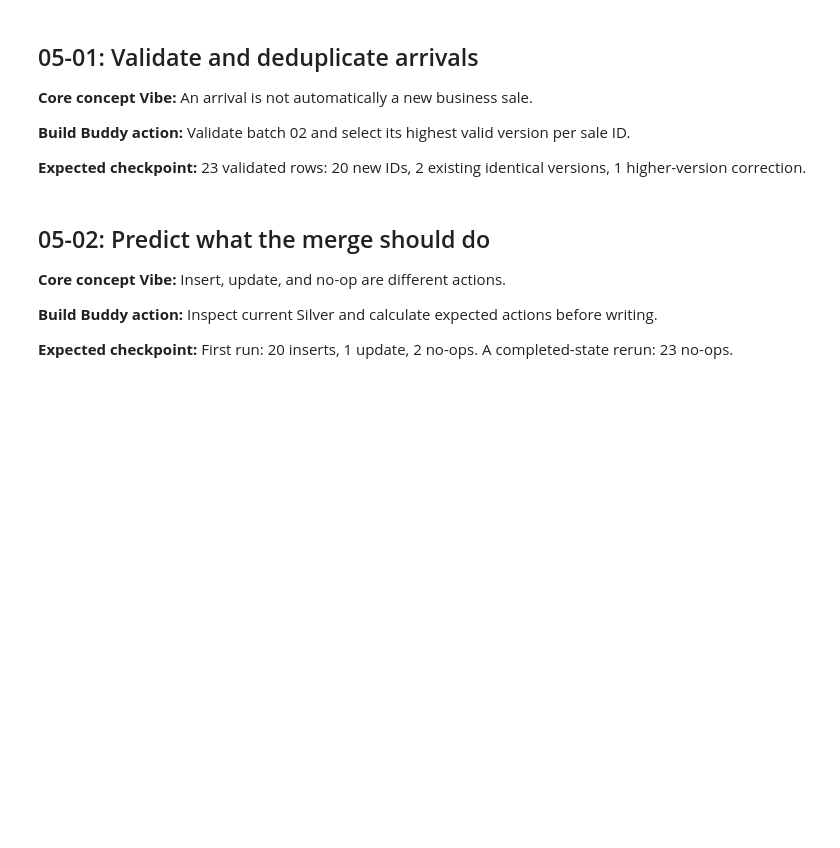
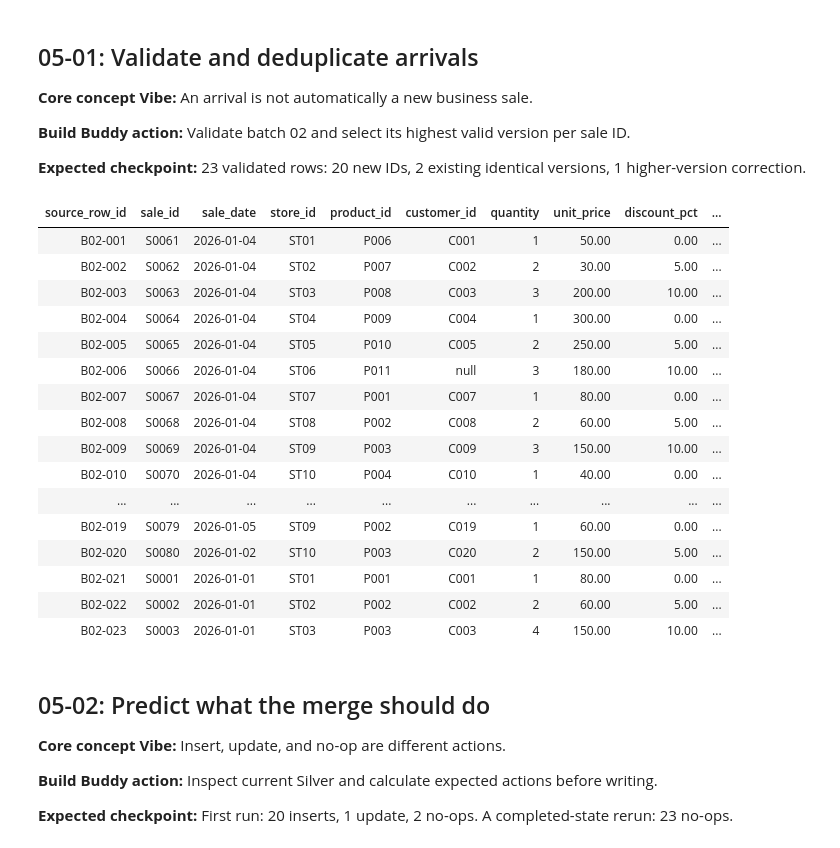
Before and after one commit to Sindhu1426/retailflow-data-engineering-databricks, a Jupyter notebook: notebooks/05_incremental_and_replay.ipynb, the cells around one changed output. Cells and saved outputs as stored; diff of their text form; code cells hidden in the pictures; blank space fills up the shorter version.

```diff
--- a/notebooks/05_incremental_and_replay.ipynb
+++ b/notebooks/05_incremental_and_replay.ipynb
@@ -22,10 +22,10 @@ Configuration and instructor utility cells are supplied so you can focus on the
 Use the same assigned names in every notebook. Each notebook defines its own variables and helpers; it does not depend on another notebook’s Python memory. Persistent tables are the handoff between notebooks.
 # %%
 # Edit these four values in EVERY notebook before running it.
-CATALOG = "your_catalog"
-SCHEMA = "your_training_schema"
-VOLUME = "your_training_volume"
-TABLE_PREFIX = "rf_yourname"
+CATALOG = "workspace"
+SCHEMA = "default"
+VOLUME = "retailflow_files"
+TABLE_PREFIX = "rf_retailflow"
 
 import re
 for name in [CATALOG, SCHEMA, VOLUME, TABLE_PREFIX]:
@@ -248,7 +251,31 @@ def merge_into_silver(incoming):
 # %%
 # Build Buddy step 05-01
 # Create your solution here after attempting the task.
 # Keep this cell ID; it links your work to the playlist.
+raw_incoming = read_rows('data/sales_batch_02.csv')
+accepted, rejected, duplicates, repairs = clean_sales(raw_incoming)
+assert len(raw_incoming) == 23 and not rejected and not duplicates and not repairs
+incoming = sales_frame(current_versions(accepted))
+assert incoming.count() == 23
+display(incoming.orderBy('source_row_id'))
+# %% [output]
+| source_row_id | sale_id | sale_date | store_id | product_id | customer_id | quantity | unit_price | discount_pct | ... |
+| B02-001 | S0061 | 2026-01-04 | ST01 | P006 | C001 | 1 | 50.00 | 0.00 | ... |
+| B02-002 | S0062 | 2026-01-04 | ST02 | P007 | C002 | 2 | 30.00 | 5.00 | ... |
+| B02-003 | S0063 | 2026-01-04 | ST03 | P008 | C003 | 3 | 200.00 | 10.00 | ... |
+| B02-004 | S0064 | 2026-01-04 | ST04 | P009 | C004 | 1 | 300.00 | 0.00 | ... |
+| B02-005 | S0065 | 2026-01-04 | ST05 | P010 | C005 | 2 | 250.00 | 5.00 | ... |
+| B02-006 | S0066 | 2026-01-04 | ST06 | P011 | null | 3 | 180.00 | 10.00 | ... |
+| B02-007 | S0067 | 2026-01-04 | ST07 | P001 | C007 | 1 | 80.00 | 0.00 | ... |
+| B02-008 | S0068 | 2026-01-04 | ST08 | P002 | C008 | 2 | 60.00 | 5.00 | ... |
+| B02-009 | S0069 | 2026-01-04 | ST09 | P003 | C009 | 3 | 150.00 | 10.00 | ... |
+| B02-010 | S0070 | 2026-01-04 | ST10 | P004 | C010 | 1 | 40.00 | 0.00 | ... |
+| ... | ... | ... | ... | ... | ... | ... | ... | ... | ... |
+| B02-019 | S0079 | 2026-01-05 | ST09 | P002 | C019 | 1 | 60.00 | 0.00 | ... |
+| B02-020 | S0080 | 2026-01-02 | ST10 | P003 | C020 | 2 | 150.00 | 5.00 | ... |
+| B02-021 | S0001 | 2026-01-01 | ST01 | P001 | C001 | 1 | 80.00 | 0.00 | ... |
+| B02-022 | S0002 | 2026-01-01 | ST02 | P002 | C002 | 2 | 60.00 | 5.00 | ... |
+| B02-023 | S0003 | 2026-01-01 | ST03 | P003 | C003 | 4 | 150.00 | 10.00 | ... |
 # %% [markdown]
 ## 05-02: Predict what the merge should do
 
```
Also changed, not shown: parts of 8 cells of this notebook.
